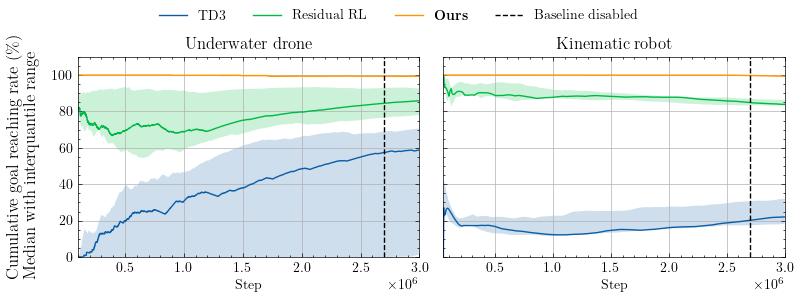
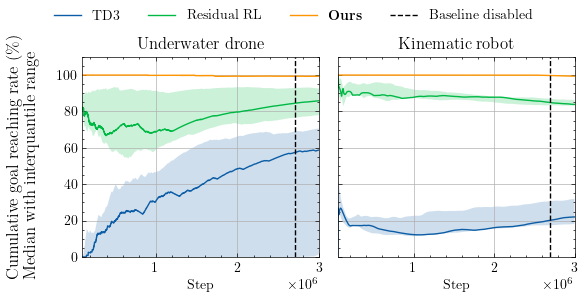
Code edit (unified diff) that turned the first committed figure into the second:
--- before
+++ after
@@ -54,5 +54,5 @@
 )
 
-fig, axes = plt.subplots(1, 2, figsize=(8.2, 3.0), sharey=True)
+fig, axes = plt.subplots(1, 2, figsize=(6, 3.0), sharey=True)
 ax_left, ax_right = axes
 

Commit: feat: auto commit